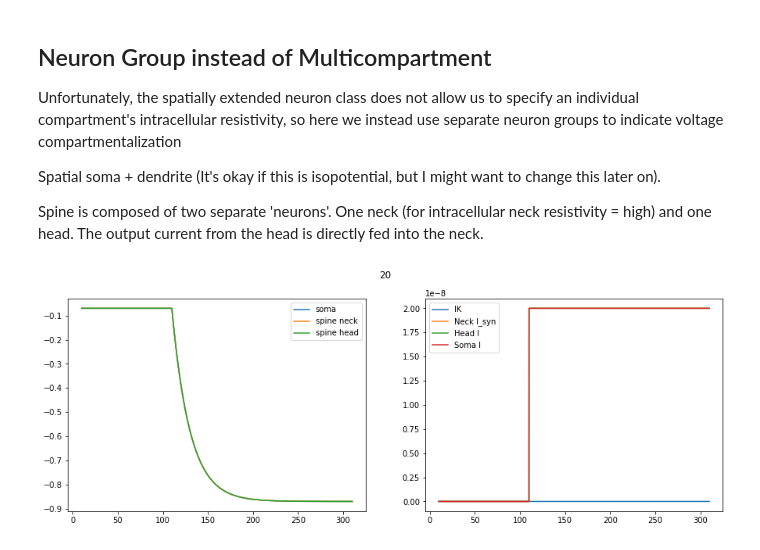
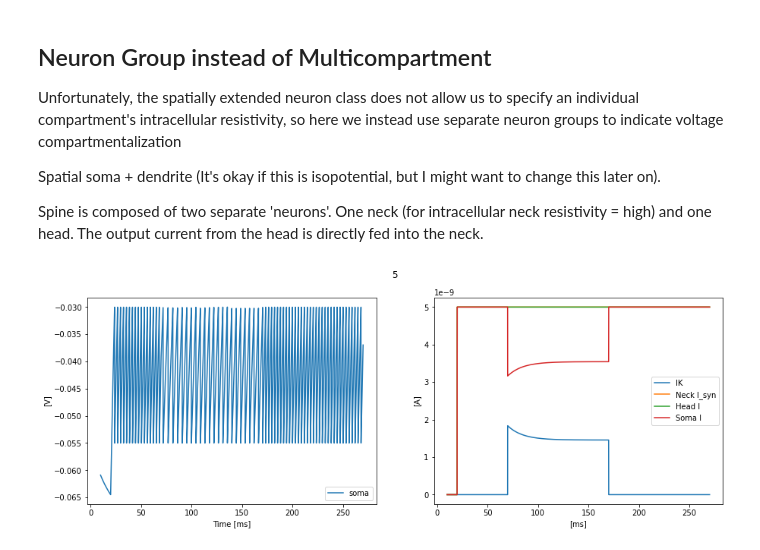
Before and after one commit to harpercho/dendritic-spines, a Jupyter notebook: brian-exploration.ipynb, the cells around one changed output. Cells and saved outputs as stored; diff of their text form; code cells hidden in the pictures.

```diff
--- a/brian-exploration.ipynb
+++ b/brian-exploration.ipynb
@@ -230,26 +230,26 @@ def run_trial(i):
     start_scope()
 
     V_reset = -55. * mV
-    V_thr = -50. * mV
-    V_K = -30. * mV
+    V_thr = -30. * mV
+    V_K = -90. * mV
     V_L = -70. * mV
     C_m = 0.5 * nF
     gL = 25. * nS
 
     eqs_soma = '''
-    dv / dt = (- gL * (v - V_L) - I) / C_m : volt
+    dv / dt = (- gL * (v - V_L) + I) / C_m : volt
     I : amp (linked)
     tau : second
     '''
 
     eqs_spine_head = '''
-    dv / dt = (- gL * (v - V_L) - I) / C_m : volt
+    dv / dt = (- gL * (v - V_L) + I) / C_m : volt
     I : amp
     tau : second
     '''
 
     eqs_spine_neck = '''
-    dv / dt = (- gL * (v - V_L) - I_syn) / C_m : volt
+    dv / dt = (- gL * (v - V_L) + I_syn) / C_m : volt
     I_syn = I - IK : amp
     IK = gK * (v - V_K) : amp
     gK : siemens
@@ -264,14 +264,14 @@ def run_trial(i):
     soma.I = linked_var(spine_neck, 'I_syn')
 
     # Initial system set up
-    soma.v = V_L
-    spine_head.v = V_L
-    spine_neck.v = V_L
+    soma.v = V_reset
+    spine_head.v = V_reset
+    spine_neck.v = V_reset
     run(10*ms)
 
     spine_neck.gK = 0 * nS
 
-    soma.tau = 10*ms
+    soma.tau = 100*ms
     spine_head.tau = 100*ms
     spine_neck.tau = 100*ms
 
@@ -280,23 +280,33 @@ def run_trial(i):
     M_spine_neck = StateMonitor(spine_neck, ['v', 'IK', 'I', 'I_syn'], record=True)
 
     # Starting the simulation
+    run(10*ms)
+    spine_head.I = i * nA
+    run(50*ms)
+    spine_neck.gK = 9 * nS
     run(100*ms)
-    spine_head.I = i * nA
-    run(200*ms)
+    spine_neck.gK = 0. * nS
+    run(100*ms)
 
     fig, axs = plt.subplots(1,2, figsize = (15,5))
     fig.suptitle(str(i))
     axs[0].plot(M_soma.t/ms, M_soma.v[0]    , label = 'soma')
-    axs[0].plot(M_spine_neck.t/ms, M_spine_neck.v[0], label = 'spine neck')
-    axs[0].plot(M_spine_head.t/ms, M_spine_head.v[0], label = 'spine head')
+    axs[0].set_xlabel('Time [ms]')
+    axs[0].set_ylabel('[V]')
+    #axs[0].plot(M_spine_neck.t/ms, M_spine_neck.v[0], label = 'spine neck')
+    #axs[0].plot(M_spine_head.t/ms, M_spine_head.v[0], label = 'spine head')
     axs[0].legend()
 
+    axs[1].set_xlabel('[ms]')
+    axs[1].set_ylabel('[A]')
     axs[1].plot(M_spine_neck.t/ms, M_spine_neck.IK[0], label = "IK")
     axs[1].plot(M_spine_neck.t/ms, M_spine_neck.I[0], label = "Neck I_syn")
     axs[1].plot(M_spine_head.t/ms, M_spine_head.I[0], label = "Head I")
     axs[1].plot(M_soma.t/ms, M_soma.I[0], label = "Soma I")
     axs[1].legend()
+
+    plt.savefig('demonstration.png')
 # %%
-run_trial(20)
+run_trial(5)
 # %% [output]
-[figure, old version]
+[figure, new version]
```
Also changed, not shown: 1 other file.
